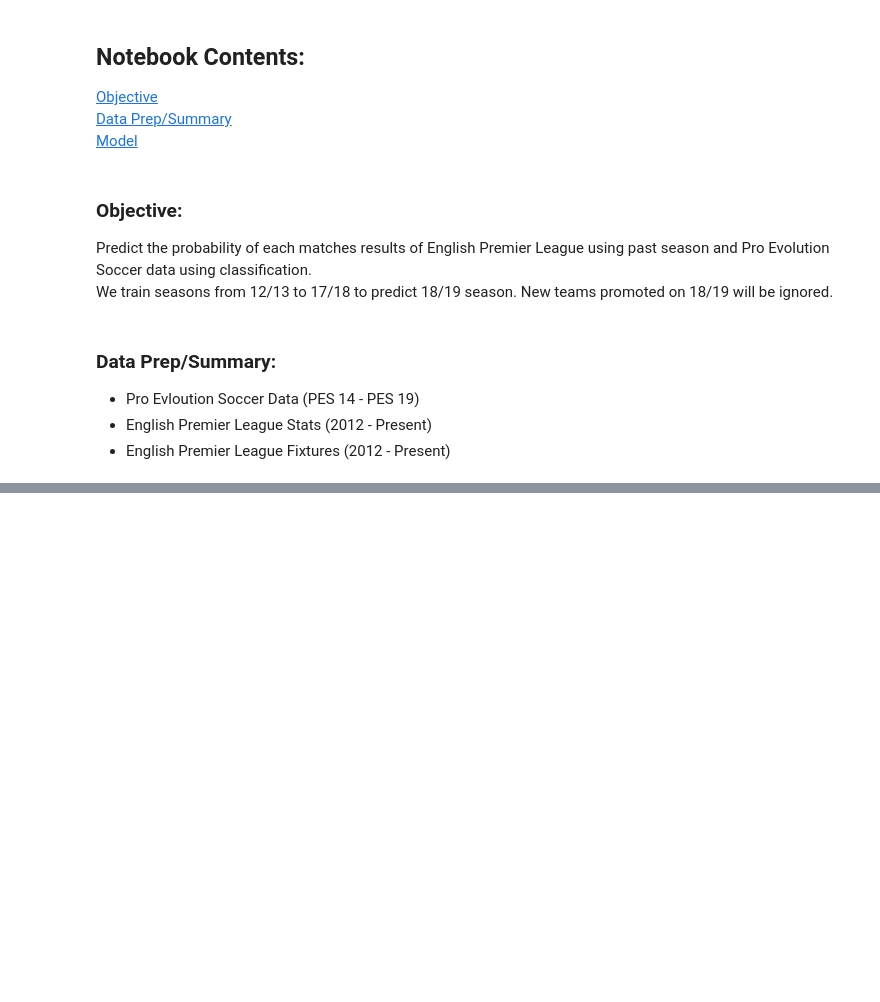
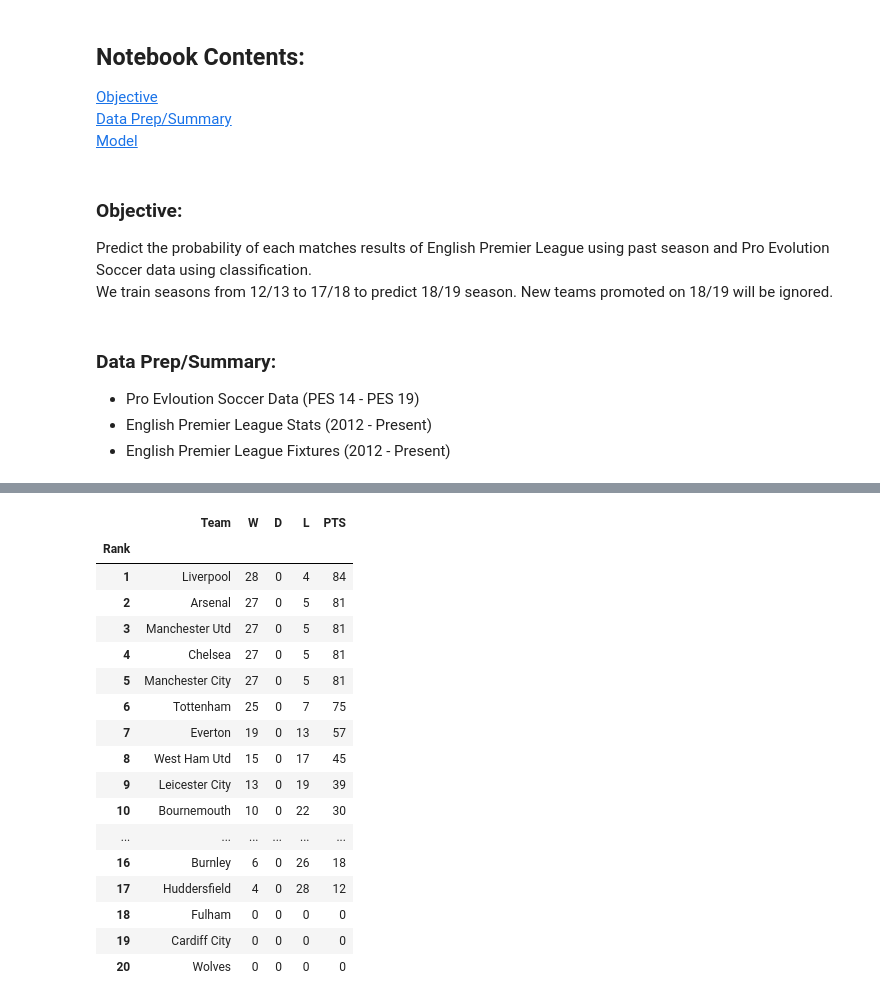
Before and after one commit to slee279/EPL, a Jupyter notebook: Classification.ipynb, the cells around one changed output, grey strips where cells are left out. Drawn from its saved outputs; the diff is of its cells as text; code cells hidden in the pictures; blank space fills up the shorter version.

```diff
--- a/Classification.ipynb
+++ b/Classification.ipynb
@@ -303,0 +231,51 @@ compare[(compare['AwayTeam'] == 'West Ham Utd') | (compare['HomeTeam'] == 'West
+# %%
+fixture_1819.loc[:, 'Result'] = lr.predict(fixture_X)
+fixture_1819.reset_index(inplace=True, drop=True)
+# %%
+standing = pd.DataFrame(columns=(['Team', 'W', 'D', 'L', 'PTS', 'Rank']))
+standing['Team'] = teams
+standing[['PTS', 'W', 'L', 'D', 'Rank']]= 0
+# %%
+for i in range(len(fixture_1819)):
+    if fixture_1819.loc[i, 'Result'] == 'H':
+        standing.loc[standing['Team'] == fixture_1819.loc[i, 'HomeTeam'], 'PTS'] += 3
+        standing.loc[standing['Team'] == fixture_1819.loc[i, 'HomeTeam'], 'W'] += 1
+        standing.loc[standing['Team'] == fixture_1819.loc[i, 'AwayTeam'], 'L'] += 1
+
+    if fixture_1819.loc[i, 'Result'] == 'A':
+        standing.loc[standing['Team'] == fixture_1819.loc[i, 'AwayTeam'], 'PTS'] += 3
+        standing.loc[standing['Team'] == fixture_1819.loc[i, 'AwayTeam'], 'W'] += 1
+        standing.loc[standing['Team'] == fixture_1819.loc[i, 'HomeTeam'], 'L'] += 1
+
+    if fixture_1819.loc[i, 'Result'] == 'D':
+        standing.loc[standing['Team'] == fixture_1819.loc[i, 'HomeTeam'], 'PTS'] += 1
+        standing.loc[standing['Team'] == fixture_1819.loc[i, 'AwayTeam'], 'PTS'] += 1
+        standing.loc[standing['Team'] == fixture_1819.loc[i, 'AwayTeam'], 'D'] += 1
+        standing.loc[standing['Team'] == fixture_1819.loc[i, 'HomeTeam'], 'D'] += 1
+# %%
+standing = standing.sort_values('PTS', ascending=False)
+standing = standing.reset_index(drop=True)
+for i in range(len(standing)):
+    standing.loc[i, 'Rank'] = i + 1
+standing = standing.set_index('Rank')
+# %%
+standing
+# %% [output]
+|  | Team | W | D | L | PTS |
+| Rank |  |  |  |  |  |
+| 1 | Liverpool | 28 | 0 | 4 | 84 |
+| 2 | Arsenal | 27 | 0 | 5 | 81 |
+| 3 | Manchester Utd | 27 | 0 | 5 | 81 |
+| 4 | Chelsea | 27 | 0 | 5 | 81 |
+| 5 | Manchester City | 27 | 0 | 5 | 81 |
+| 6 | Tottenham | 25 | 0 | 7 | 75 |
+| 7 | Everton | 19 | 0 | 13 | 57 |
+| 8 | West Ham Utd | 15 | 0 | 17 | 45 |
+| 9 | Leicester City | 13 | 0 | 19 | 39 |
+| 10 | Bournemouth | 10 | 0 | 22 | 30 |
+| ... | ... | ... | ... | ... | ... |
+| 16 | Burnley | 6 | 0 | 26 | 18 |
+| 17 | Huddersfield | 4 | 0 | 28 | 12 |
+| 18 | Fulham | 0 | 0 | 0 | 0 |
+| 19 | Cardiff City | 0 | 0 | 0 | 0 |
+| 20 | Wolves | 0 | 0 | 0 | 0 |
```
Also changed, not shown: parts of 43 cells of this notebook, 33 other files.
